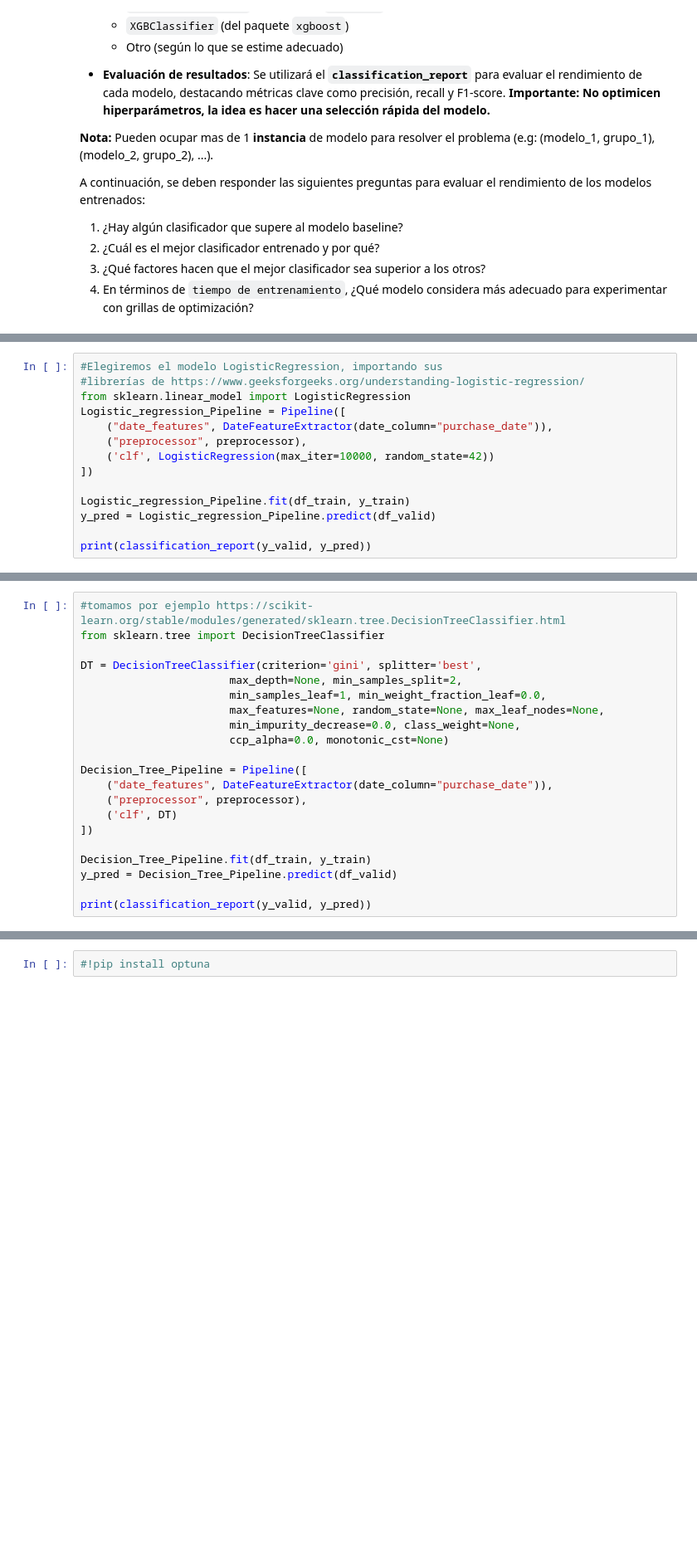
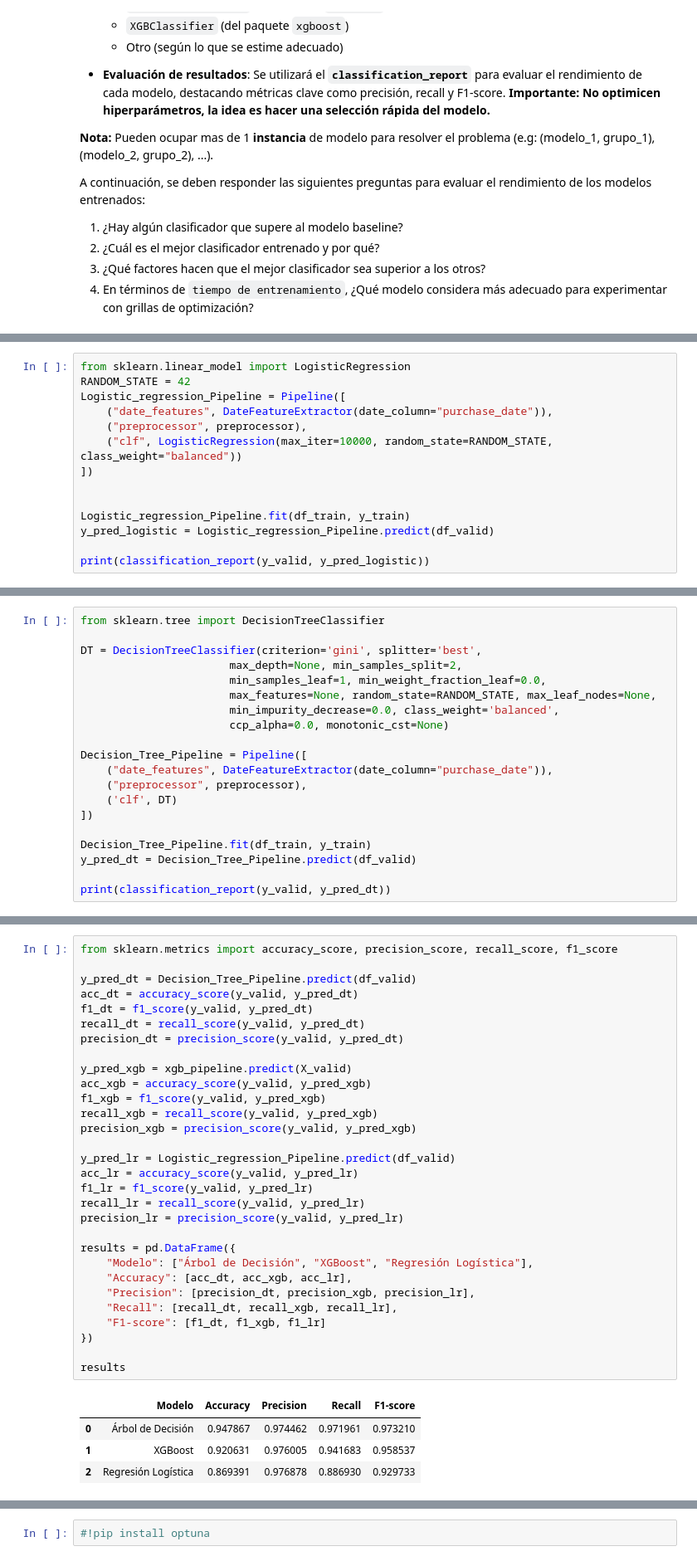
Before and after one commit to DiegoEspinozaoss/Laboratorio_Programacion_Cientifica_Proyecto, a Jupyter notebook: entrega_1/enunciado_1.ipynb, the cells around one changed output, grey strips where cells are left out. Shown at 83% size. Saved outputs shown, nothing was run; the diff lists cells and outputs as text; blank space fills up the shorter version.

```diff
--- a/entrega_1/enunciado_1.ipynb
+++ b/entrega_1/enunciado_1.ipynb
@@ -722,17 +765,17 @@ A continuación, se deben responder las siguientes preguntas para evaluar el ren
 # %%
-#Elegiremos el modelo LogisticRegression, importando sus
-#librerías de https://www.geeksforgeeks.org/understanding-logistic-regression/
 from sklearn.linear_model import LogisticRegression
+RANDOM_STATE = 42
 Logistic_regression_Pipeline = Pipeline([
     ("date_features", DateFeatureExtractor(date_column="purchase_date")),
     ("preprocessor", preprocessor),
-    ('clf', LogisticRegression(max_iter=10000, random_state=42))
+    ("clf", LogisticRegression(max_iter=10000, random_state=RANDOM_STATE, class_weight="balanced"))
 ])
 
+
 Logistic_regression_Pipeline.fit(df_train, y_train)
-y_pred = Logistic_regression_Pipeline.predict(df_valid)
+y_pred_logistic = Logistic_regression_Pipeline.predict(df_valid)
 
-print(classification_report(y_valid, y_pred))
+print(classification_report(y_valid, y_pred_logistic))
 # %% [output]
               precision    recall  f1-score   support
 
@@ -771,12 +846,11 @@ weighted avg       1.00      1.00      1.00     50410
 # %%
-#tomamos por ejemplo https://scikit-learn.org/stable/modules/generated/sklearn.tree.DecisionTreeClassifier.html
 from sklearn.tree import DecisionTreeClassifier
 
 DT = DecisionTreeClassifier(criterion='gini', splitter='best',
                        max_depth=None, min_samples_split=2,
                        min_samples_leaf=1, min_weight_fraction_leaf=0.0,
-                       max_features=None, random_state=None, max_leaf_nodes=None,
-                       min_impurity_decrease=0.0, class_weight=None,
+                       max_features=None, random_state=RANDOM_STATE, max_leaf_nodes=None,
+                       min_impurity_decrease=0.0, class_weight='balanced',
                        ccp_alpha=0.0, monotonic_cst=None)
 
 Decision_Tree_Pipeline = Pipeline([
@@ -786,9 +860,9 @@ Decision_Tree_Pipeline = Pipeline([
 ])
 
 Decision_Tree_Pipeline.fit(df_train, y_train)
-y_pred = Decision_Tree_Pipeline.predict(df_valid)
+y_pred_dt = Decision_Tree_Pipeline.predict(df_valid)
 
-print(classification_report(y_valid, y_pred))
+print(classification_report(y_valid, y_pred_dt))
 # %% [output]
               precision    recall  f1-score   support
 
@@ -800,0 +875,35 @@ weighted avg       1.00      1.00      1.00     50410
+# %%
+from sklearn.metrics import accuracy_score, precision_score, recall_score, f1_score
+
+y_pred_dt = Decision_Tree_Pipeline.predict(df_valid)
+acc_dt = accuracy_score(y_valid, y_pred_dt)
+f1_dt = f1_score(y_valid, y_pred_dt)
+recall_dt = recall_score(y_valid, y_pred_dt)
+precision_dt = precision_score(y_valid, y_pred_dt)
+
+y_pred_xgb = xgb_pipeline.predict(X_valid)
+acc_xgb = accuracy_score(y_valid, y_pred_xgb)
+f1_xgb = f1_score(y_valid, y_pred_xgb)
+recall_xgb = recall_score(y_valid, y_pred_xgb)
+precision_xgb = precision_score(y_valid, y_pred_xgb)
+
+y_pred_lr = Logistic_regression_Pipeline.predict(df_valid)
+acc_lr = accuracy_score(y_valid, y_pred_lr)
+f1_lr = f1_score(y_valid, y_pred_lr)
+recall_lr = recall_score(y_valid, y_pred_lr)
+precision_lr = precision_score(y_valid, y_pred_lr)
+
+results = pd.DataFrame({
+    "Modelo": ["Árbol de Decisión", "XGBoost", "Regresión Logística"],
+    "Accuracy": [acc_dt, acc_xgb, acc_lr],
+    "Precision": [precision_dt, precision_xgb, precision_lr],
+    "Recall": [recall_dt, recall_xgb, recall_lr],
+    "F1-score": [f1_dt, f1_xgb, f1_lr]
+})
+
+results
+# %% [output]
+|  | Modelo | Accuracy | Precision | Recall | F1-score |
+| 0 | Árbol de Decisión | 0.947867 | 0.974462 | 0.971961 | 0.973210 |
+| 1 | XGBoost | 0.920631 | 0.976005 | 0.941683 | 0.958537 |
+| 2 | Regresión Logística | 0.869391 | 0.976878 | 0.886930 | 0.929733 |
```
Also changed, not shown: parts of 20 cells of this notebook.
